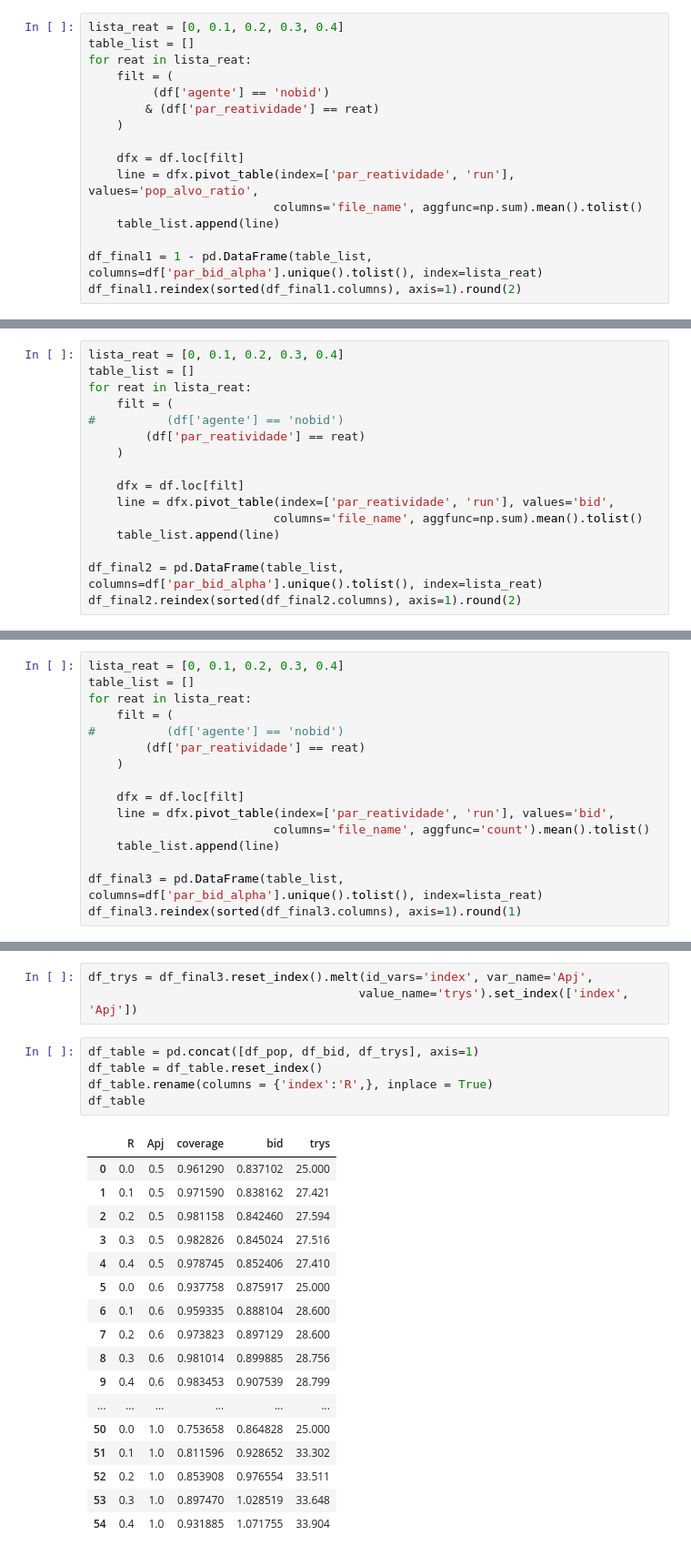
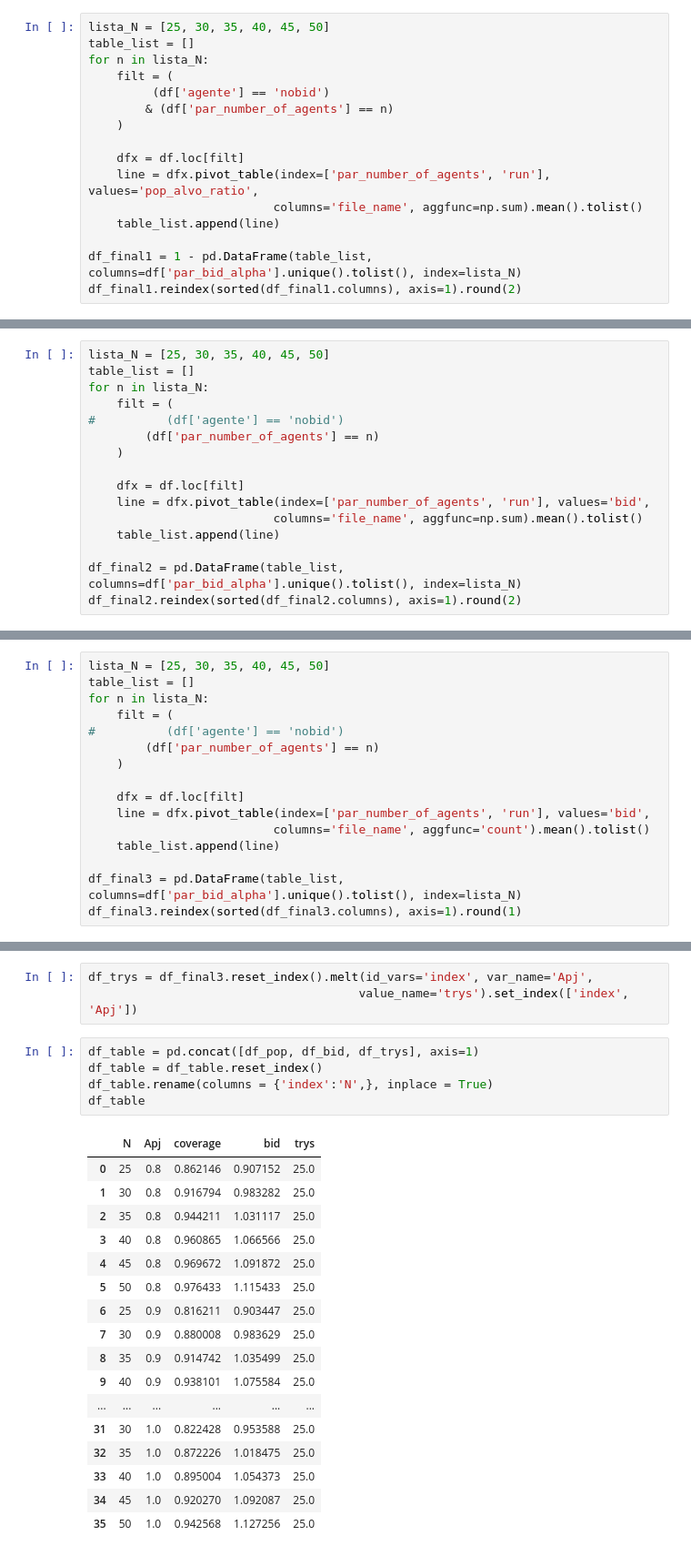
Before and after one commit to ftkdev/ABM_Sanitation_Brazil, a Jupyter notebook: Notebooks/Apj_N_220409_1856.ipynb, the cells around one changed output, grey strips where cells are left out. Shown: that part at 91% size. Saved outputs shown, nothing was run; the diff lists cells and outputs as text.

```diff
--- a/Notebooks/Apj_N_220409_1856.ipynb
+++ b/Notebooks/Apj_N_220409_1856.ipynb
@@ -35,19 +96,19 @@ df['par_bid_alpha'].unique().tolist()
 # %% [output]
 [0.8, 0.9, 1.1, 1.2, 1.3, 1.0]
 # %%
-lista_reat = [0, 0.1, 0.2, 0.3, 0.4]
+lista_N = [25, 30, 35, 40, 45, 50]
 table_list = []
-for reat in lista_reat:
+for n in lista_N:
     filt = (
          (df['agente'] == 'nobid')
-        & (df['par_reatividade'] == reat)
+        & (df['par_number_of_agents'] == n)
     )
 
     dfx = df.loc[filt]
-    line = dfx.pivot_table(index=['par_reatividade', 'run'], values='pop_alvo_ratio',
+    line = dfx.pivot_table(index=['par_number_of_agents', 'run'], values='pop_alvo_ratio',
                           columns='file_name', aggfunc=np.sum).mean().tolist()
     table_list.append(line)
 
-df_final1 = 1 - pd.DataFrame(table_list, columns=df['par_bid_alpha'].unique().tolist(), index=lista_reat)
+df_final1 = 1 - pd.DataFrame(table_list, columns=df['par_bid_alpha'].unique().tolist(), index=lista_N)
 df_final1.reindex(sorted(df_final1.columns), axis=1).round(2)
 # %% [output]
@@ -61,19 +123,19 @@ df_final1.reindex(sorted(df_final1.columns), axis=1).round(2)
 df_pop = df_final1.reset_index().melt(id_vars='index', var_name='Apj',
                                      value_name='coverage').set_index(['index', 'Apj'])
 # %%
-lista_reat = [0, 0.1, 0.2, 0.3, 0.4]
+lista_N = [25, 30, 35, 40, 45, 50]
 table_list = []
-for reat in lista_reat:
+for n in lista_N:
     filt = (
 #          (df['agente'] == 'nobid')
-        (df['par_reatividade'] == reat)
+        (df['par_number_of_agents'] == n)
     )
 
     dfx = df.loc[filt]
-    line = dfx.pivot_table(index=['par_reatividade', 'run'], values='bid',
+    line = dfx.pivot_table(index=['par_number_of_agents', 'run'], values='bid',
                           columns='file_name', aggfunc=np.sum).mean().tolist()
     table_list.append(line)
 
-df_final2 = pd.DataFrame(table_list, columns=df['par_bid_alpha'].unique().tolist(), index=lista_reat)
+df_final2 = pd.DataFrame(table_list, columns=df['par_bid_alpha'].unique().tolist(), index=lista_N)
 df_final2.reindex(sorted(df_final2.columns), axis=1).round(2)
 # %% [output]
@@ -86,19 +149,19 @@ df_final2.reindex(sorted(df_final2.columns), axis=1).round(2)
 # %%
 df_bid = df_final2.reset_index().melt(id_vars='index', var_name='Apj', value_name='bid').set_index(['index', 'Apj'])
 # %%
-lista_reat = [0, 0.1, 0.2, 0.3, 0.4]
+lista_N = [25, 30, 35, 40, 45, 50]
 table_list = []
-for reat in lista_reat:
+for n in lista_N:
     filt = (
 #          (df['agente'] == 'nobid')
-        (df['par_reatividade'] == reat)
+        (df['par_number_of_agents'] == n)
     )
 
     dfx = df.loc[filt]
-    line = dfx.pivot_table(index=['par_reatividade', 'run'], values='bid',
+    line = dfx.pivot_table(index=['par_number_of_agents', 'run'], values='bid',
                           columns='file_name', aggfunc='count').mean().tolist()
     table_list.append(line)
 
-df_final3 = pd.DataFrame(table_list, columns=df['par_bid_alpha'].unique().tolist(), index=lista_reat)
+df_final3 = pd.DataFrame(table_list, columns=df['par_bid_alpha'].unique().tolist(), index=lista_N)
 df_final3.reindex(sorted(df_final3.columns), axis=1).round(1)
 # %% [output]
@@ -114,24 +178,24 @@ df_trys = df_final3.reset_index().melt(id_vars='index', var_name='Apj',
 # %%
 df_table = pd.concat([df_pop, df_bid, df_trys], axis=1)
 df_table = df_table.reset_index()
-df_table.rename(columns = {'index':'R',}, inplace = True)
+df_table.rename(columns = {'index':'N',}, inplace = True)
 df_table
 # %% [output]
-|  | R | Apj | coverage | bid | trys |
-| 0 | 0.0 | 0.5 | 0.961290 | 0.837102 | 25.000 |
-| 1 | 0.1 | 0.5 | 0.971590 | 0.838162 | 27.421 |
-| 2 | 0.2 | 0.5 | 0.981158 | 0.842460 | 27.594 |
-| 3 | 0.3 | 0.5 | 0.982826 | 0.845024 | 27.516 |
-| 4 | 0.4 | 0.5 | 0.978745 | 0.852406 | 27.410 |
-| 5 | 0.0 | 0.6 | 0.937758 | 0.875917 | 25.000 |
-| 6 | 0.1 | 0.6 | 0.959335 | 0.888104 | 28.600 |
-| 7 | 0.2 | 0.6 | 0.973823 | 0.897129 | 28.600 |
-| 8 | 0.3 | 0.6 | 0.981014 | 0.899885 | 28.756 |
-| 9 | 0.4 | 0.6 | 0.983453 | 0.907539 | 28.799 |
+|  | N | Apj | coverage | bid | trys |
+| 0 | 25 | 0.8 | 0.862146 | 0.907152 | 25.0 |
+| 1 | 30 | 0.8 | 0.916794 | 0.983282 | 25.0 |
+| 2 | 35 | 0.8 | 0.944211 | 1.031117 | 25.0 |
+| 3 | 40 | 0.8 | 0.960865 | 1.066566 | 25.0 |
+| 4 | 45 | 0.8 | 0.969672 | 1.091872 | 25.0 |
+| 5 | 50 | 0.8 | 0.976433 | 1.115433 | 25.0 |
+| 6 | 25 | 0.9 | 0.816211 | 0.903447 | 25.0 |
+| 7 | 30 | 0.9 | 0.880008 | 0.983629 | 25.0 |
+| 8 | 35 | 0.9 | 0.914742 | 1.035499 | 25.0 |
+| 9 | 40 | 0.9 | 0.938101 | 1.075584 | 25.0 |
 | ... | ... | ... | ... | ... | ... |
-| 50 | 0.0 | 1.0 | 0.753658 | 0.864828 | 25.000 |
-| 51 | 0.1 | 1.0 | 0.811596 | 0.928652 | 33.302 |
-| 52 | 0.2 | 1.0 | 0.853908 | 0.976554 | 33.511 |
-| 53 | 0.3 | 1.0 | 0.897470 | 1.028519 | 33.648 |
-| 54 | 0.4 | 1.0 | 0.931885 | 1.071755 | 33.904 |
+| 31 | 30 | 1.0 | 0.822428 | 0.953588 | 25.0 |
+| 32 | 35 | 1.0 | 0.872226 | 1.018475 | 25.0 |
+| 33 | 40 | 1.0 | 0.895004 | 1.054373 | 25.0 |
+| 34 | 45 | 1.0 | 0.920270 | 1.092087 | 25.0 |
+| 35 | 50 | 1.0 | 0.942568 | 1.127256 | 25.0 |
 # %%
```
Also changed, not shown: parts of 7 cells of this notebook.
